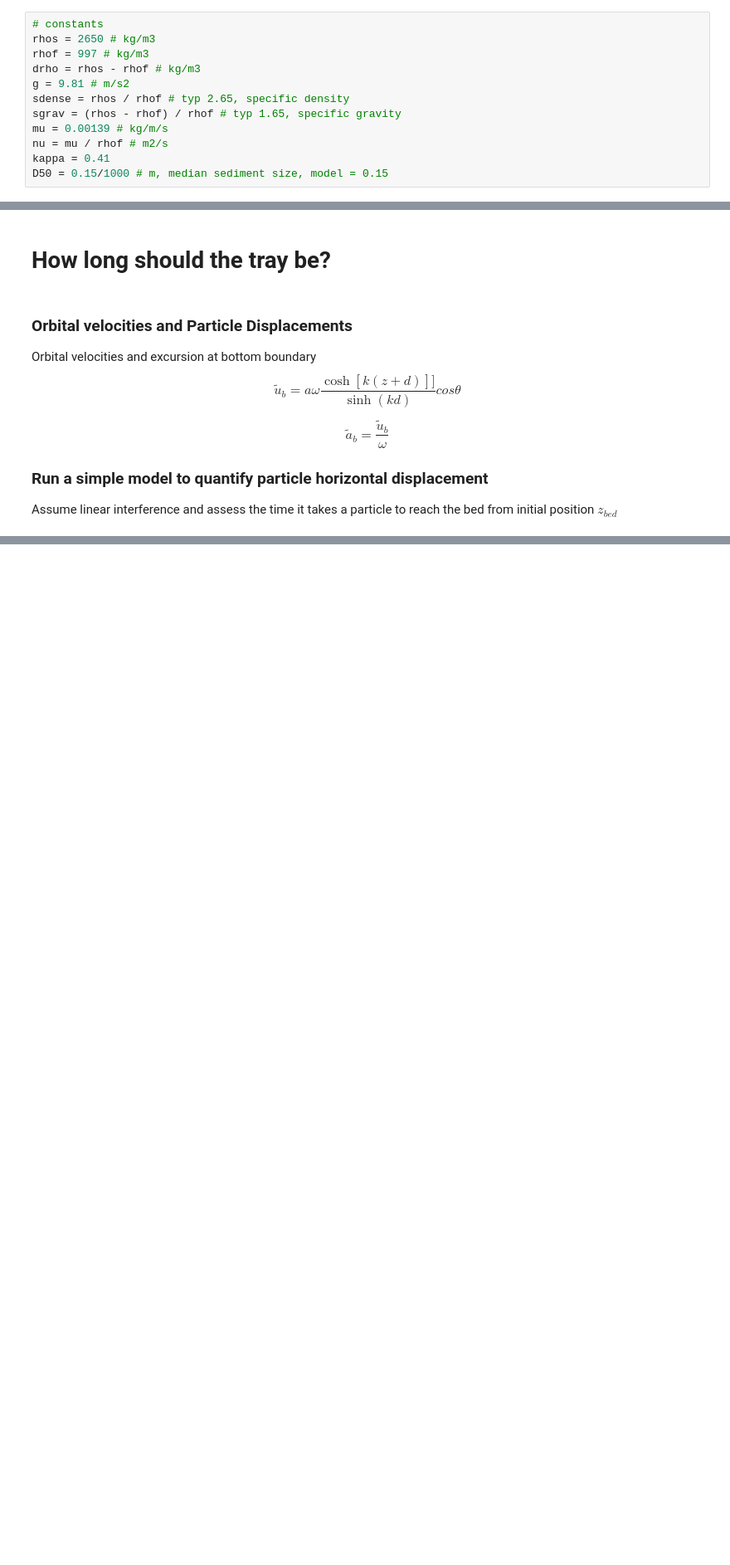
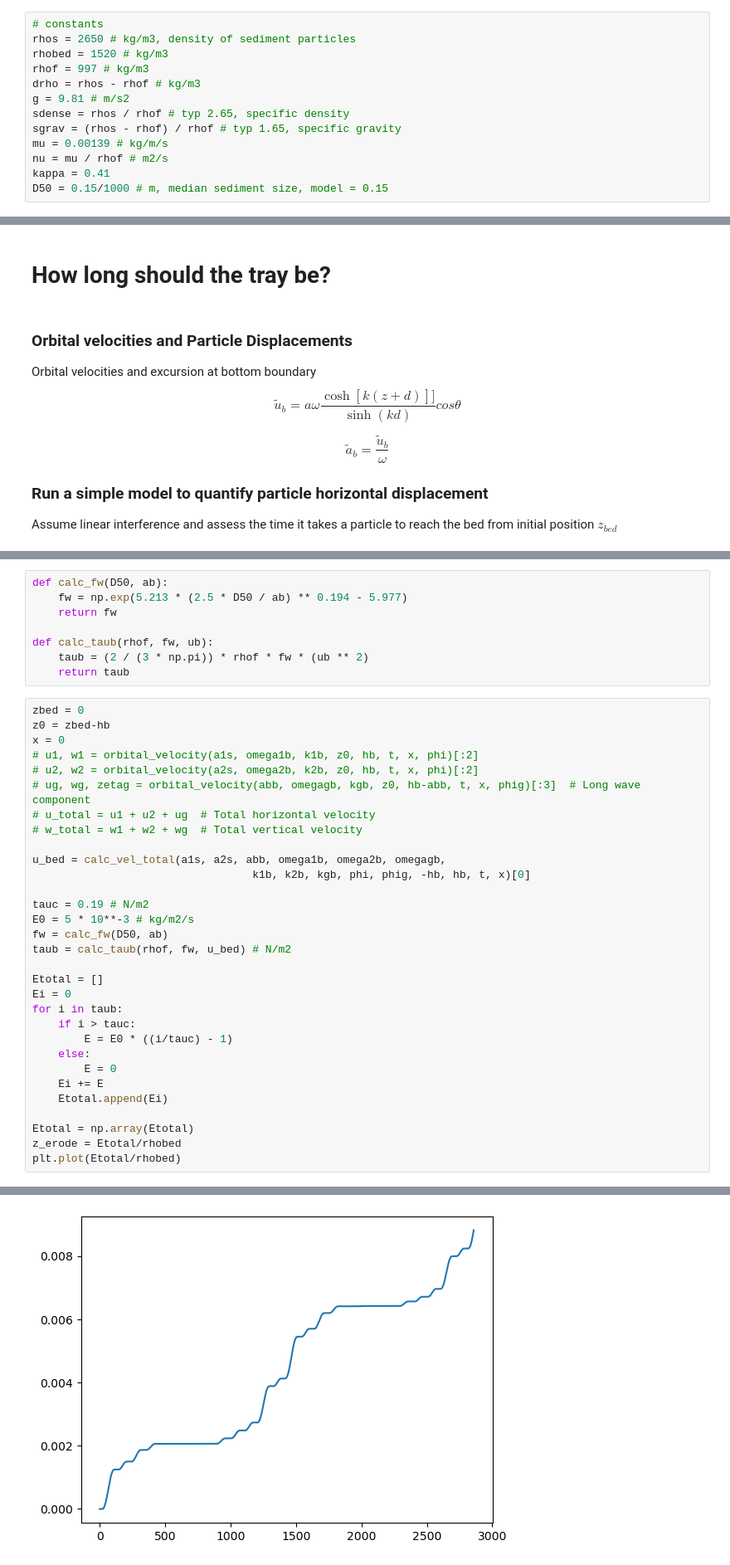
Before and after one commit to chegermiller/sedcolab-stone, a Jupyter notebook: lab-scaling/sediment_tray.ipynb, the cells around one changed output, grey strips where cells are left out. Shown at 83% size. Saved outputs shown, nothing was run; the diff lists cells and outputs as text; blank space fills up the shorter version.

```diff
--- a/lab-scaling/sediment_tray.ipynb
+++ b/lab-scaling/sediment_tray.ipynb
@@ -27,7 +27,8 @@ from stone_lab_fns import *
 - von Karmen's constant, $\kappa \approx 0.41$
 # %%
 # constants
-rhos = 2650 # kg/m3
+rhos = 2650 # kg/m3, density of sediment particles
+rhobed = 1520 # kg/m3
 rhof = 997 # kg/m3
 drho = rhos - rhof # kg/m3
 g = 9.81 # m/s2
@@ -451,3 +469,43 @@ E_0 \left(\frac{\tau_b}{\tau_c} - 1\right), & \tau_b > \tau_c \\
 0, & \text{Otherwise}
 \end{cases}
 $$
+# %%
+def calc_fw(D50, ab):
+    fw = np.exp(5.213 * (2.5 * D50 / ab) ** 0.194 - 5.977)
+    return fw
+
+def calc_taub(rhof, fw, ub):
+    taub = (2 / (3 * np.pi)) * rhof * fw * (ub ** 2)
+    return taub
+# %%
+zbed = 0
+z0 = zbed-hb
+x = 0
+# u1, w1 = orbital_velocity(a1s, omega1b, k1b, z0, hb, t, x, phi)[:2]
+# u2, w2 = orbital_velocity(a2s, omega2b, k2b, z0, hb, t, x, phi)[:2]
+# ug, wg, zetag = orbital_velocity(abb, omegagb, kgb, z0, hb-abb, t, x, phig)[:3]  # Long wave component
+# u_total = u1 + u2 + ug  # Total horizontal velocity
+# w_total = w1 + w2 + wg  # Total vertical velocity
+
+u_bed = calc_vel_total(a1s, a2s, abb, omega1b, omega2b, omegagb,
+                                  k1b, k2b, kgb, phi, phig, -hb, hb, t, x)[0]
+
+tauc = 0.19 # N/m2
+E0 = 5 * 10**-3 # kg/m2/s
+fw = calc_fw(D50, ab)
+taub = calc_taub(rhof, fw, u_bed) # N/m2
+
+Etotal = []
+Ei = 0
+for i in taub:
+    if i > tauc:
+        E = E0 * ((i/tauc) - 1)
+    else:
+        E = 0
+    Ei += E
+    Etotal.append(Ei)
+
+Etotal = np.array(Etotal)
+z_erode = Etotal/rhobed
+plt.plot(Etotal/rhobed)
+# %% [output]
@@ -453,0 +513 @@ $$
+[figure, added]
```
Also changed, not shown: parts of 14 cells of this notebook, 1 other file.
